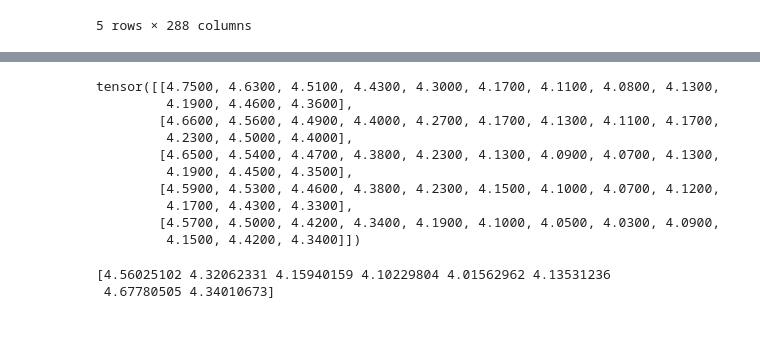
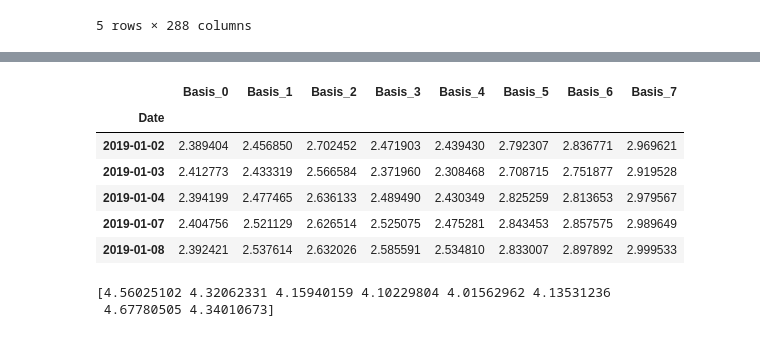
Before and after one commit to QuanPham19/functional-kan, a Jupyter notebook: phase_2/pytorch/test.ipynb, the cells around one changed output, grey strips where cells are left out. Drawn from its saved outputs; the diff is of its cells as text; code cells hidden in the pictures.

```diff
--- a/phase_2/pytorch/test.ipynb
+++ b/phase_2/pytorch/test.ipynb
@@ -17,6 +12,19 @@ saving model version 0.1
 # current_dir = os.path.dirname(__file__)
 import warnings
 warnings.filterwarnings("ignore")
+
+def points_to_curve(
+    y,
+    x=np.array([1/12, 2/12, 3/12, 6/12, 1, 2, 3, 5, 7, 10, 20, 30]),
+    t=[1, 2, 3, 5],
+    k=3
+):
+    t = np.r_[(x[0],)*(k+1),
+            t,
+            (x[-1],)*(k+1)]
+
+    spline = make_lsq_spline(x, y, t, k)
+    return spline.c
 
 def treasury_data_retrieval(file_name):
     # file_path = os.path.join(current_dir, '..', 'data', file_name)
@@ -25,12 +33,20 @@ def treasury_data_retrieval(file_name):
     df['Date'] = pd.to_datetime(df['Date'])
     df.sort_values(by='Date', ascending=True, inplace=True)
     df = df.reset_index(drop=True)
+    df.set_index('Date', inplace=True)
 
     return df
 
+def basis_data_retrieval():
+    data = treasury_data_retrieval('us_treasury_rates_large.csv')
+    basis = data.apply(points_to_curve, axis=1, result_type="expand")
+    basis.columns = [f'Basis_{i}' for i in range(basis.shape[1])]
+    return basis
+
 def direct_pred_retrieval():
     data = treasury_data_retrieval('us_treasury_rates_large.csv')
-    data = data.set_index('Date')
+
+    # data = data.set_index('Date')
     targets = data.columns
 
     # List of moving average windows
@@ -79,20 +84,13 @@ data.head()
-# %%
-dtype = torch.get_default_dtype()
-device = torch.device('cuda' if torch.cuda.is_available() else 'cpu')
-
-ts = torch.from_numpy(data.values).type(dtype).to(device)
-ts
-# %% [output]
-tensor([[4.7500, 4.6300, 4.5100, 4.4300, 4.3000, 4.1700, 4.1100, 4.0800, 4.1300,
-         4.1900, 4.4600, 4.3600],
-        [4.6600, 4.5600, 4.4900, 4.4000, 4.2700, 4.1700, 4.1300, 4.1100, 4.1700,
-         4.2300, 4.5000, 4.4000],
-        [4.6500, 4.5400, 4.4700, 4.3800, 4.2300, 4.1300, 4.0900, 4.0700, 4.1300,
-         4.1900, 4.4500, 4.3500],
-        [4.5900, 4.5300, 4.4600, 4.3800, 4.2300, 4.1500, 4.1000, 4.0700, 4.1200,
-         4.1700, 4.4300, 4.3300],
-        [4.5700, 4.5000, 4.4200, 4.3400, 4.1900, 4.1000, 4.0500, 4.0300, 4.0900,
-         4.1500, 4.4200, 4.3400]])
+# %%
+basis_data_retrieval().head()
+# %% [output]
+|  | Basis_0 | Basis_1 | Basis_2 | Basis_3 | Basis_4 | Basis_5 | Basis_6 | Basis_7 |
+| Date |  |  |  |  |  |  |  |  |
+| 2019-01-02 | 2.389404 | 2.456850 | 2.702452 | 2.471903 | 2.439430 | 2.792307 | 2.836771 | 2.969621 |
+| 2019-01-03 | 2.412773 | 2.433319 | 2.566584 | 2.371960 | 2.308468 | 2.708715 | 2.751877 | 2.919528 |
+| 2019-01-04 | 2.394199 | 2.477465 | 2.636133 | 2.489490 | 2.430349 | 2.825259 | 2.813653 | 2.979567 |
+| 2019-01-07 | 2.404756 | 2.521129 | 2.626514 | 2.525075 | 2.475281 | 2.843453 | 2.857575 | 2.989649 |
+| 2019-01-08 | 2.392421 | 2.537614 | 2.632026 | 2.585591 | 2.534810 | 2.833007 | 2.897892 | 2.999533 |
 # %%
 import numpy as np
 import matplotlib.pyplot as plt
```
Also changed, not shown: parts of 3 cells of this notebook, 1 other file.
